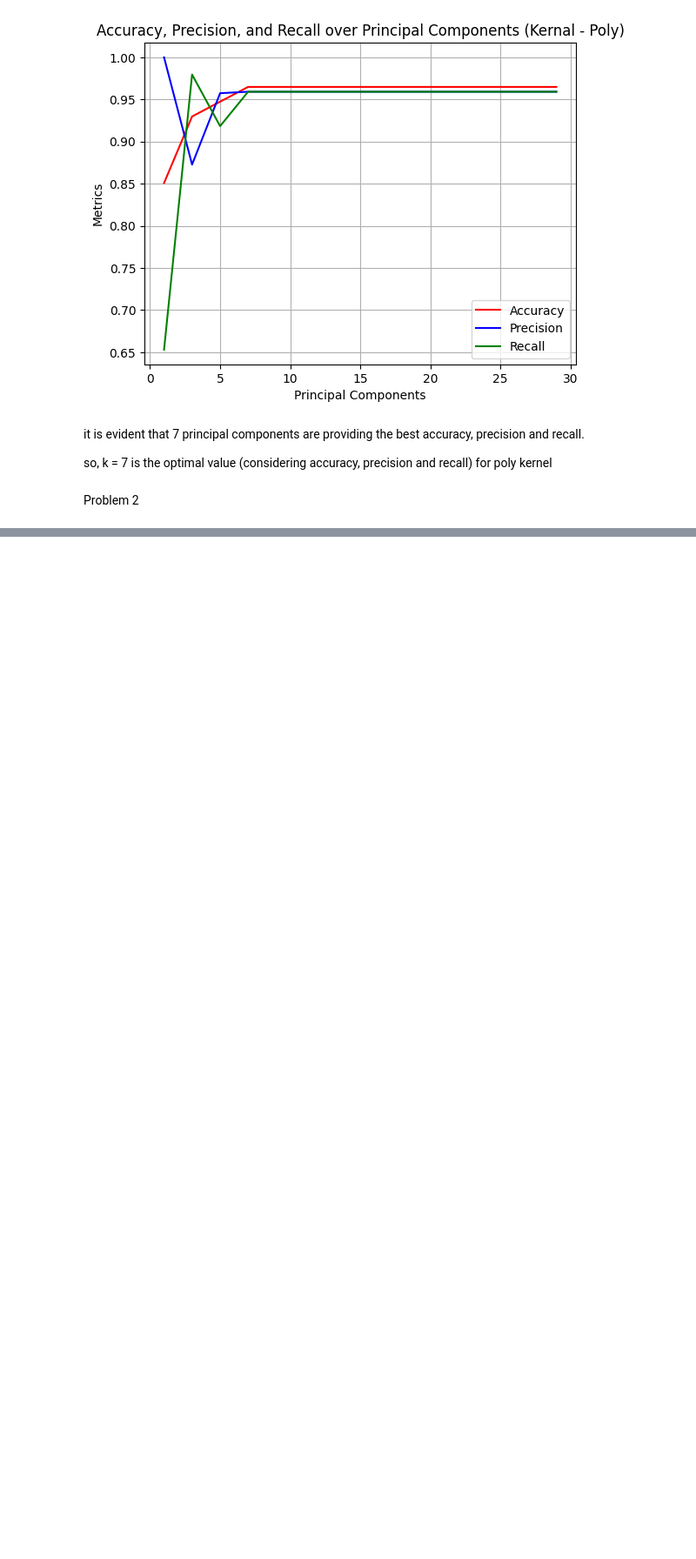
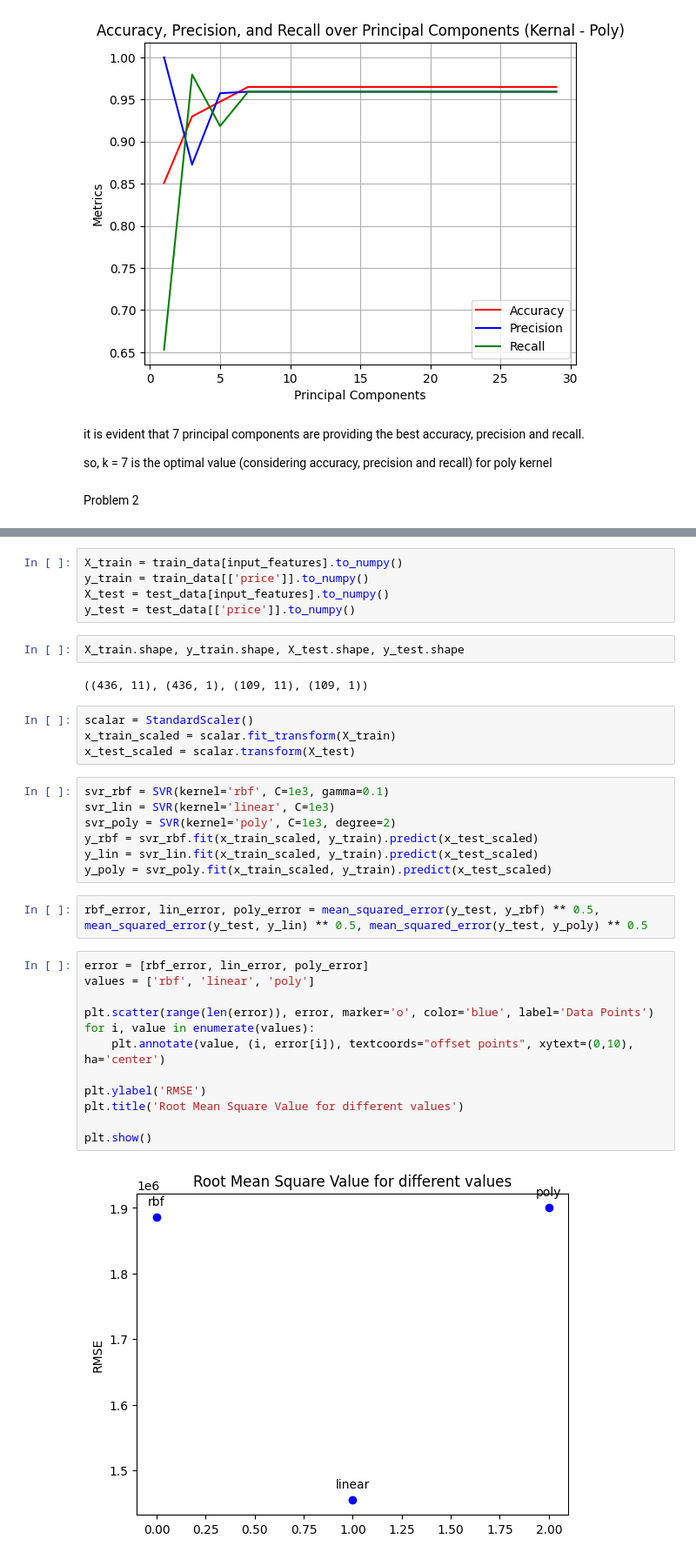
Before and after one commit to Dhanush-adk/machine_learning, a Jupyter notebook: assignment_4/Assignment_4.ipynb, the cells around one changed output, grey strips where cells are left out. Shown at 87% size. Saved outputs shown, nothing was run; the diff lists cells and outputs as text; blank space fills up the shorter version.

```diff
--- a/assignment_4/Assignment_4.ipynb
+++ b/assignment_4/Assignment_4.ipynb
@@ -253,0 +300,36 @@ Problem 2
+# %%
+X_train = train_data[input_features].to_numpy()
+y_train = train_data[['price']].to_numpy()
+X_test = test_data[input_features].to_numpy()
+y_test = test_data[['price']].to_numpy()
+# %%
+X_train.shape, y_train.shape, X_test.shape, y_test.shape
+# %% [output]
+((436, 11), (436, 1), (109, 11), (109, 1))
+# %%
+scalar = StandardScaler()
+x_train_scaled = scalar.fit_transform(X_train)
+x_test_scaled = scalar.transform(X_test)
+# %%
+svr_rbf = SVR(kernel='rbf', C=1e3, gamma=0.1)
+svr_lin = SVR(kernel='linear', C=1e3)
+svr_poly = SVR(kernel='poly', C=1e3, degree=2)
+y_rbf = svr_rbf.fit(x_train_scaled, y_train).predict(x_test_scaled)
+y_lin = svr_lin.fit(x_train_scaled, y_train).predict(x_test_scaled)
+y_poly = svr_poly.fit(x_train_scaled, y_train).predict(x_test_scaled)
+# %%
+rbf_error, lin_error, poly_error = mean_squared_error(y_test, y_rbf) ** 0.5, mean_squared_error(y_test, y_lin) ** 0.5, mean_squared_error(y_test, y_poly) ** 0.5
+# %%
+error = [rbf_error, lin_error, poly_error]
+values = ['rbf', 'linear', 'poly']
+
+plt.scatter(range(len(error)), error, marker='o', color='blue', label='Data Points')
+for i, value in enumerate(values):
+    plt.annotate(value, (i, error[i]), textcoords="offset points", xytext=(0,10), ha='center')
+
+plt.ylabel('RMSE')
+plt.title('Root Mean Square Value for different values')
+
+plt.show()
+# %% [output]
+[figure, added]
```
Also changed, not shown: parts of 19 cells of this notebook.
